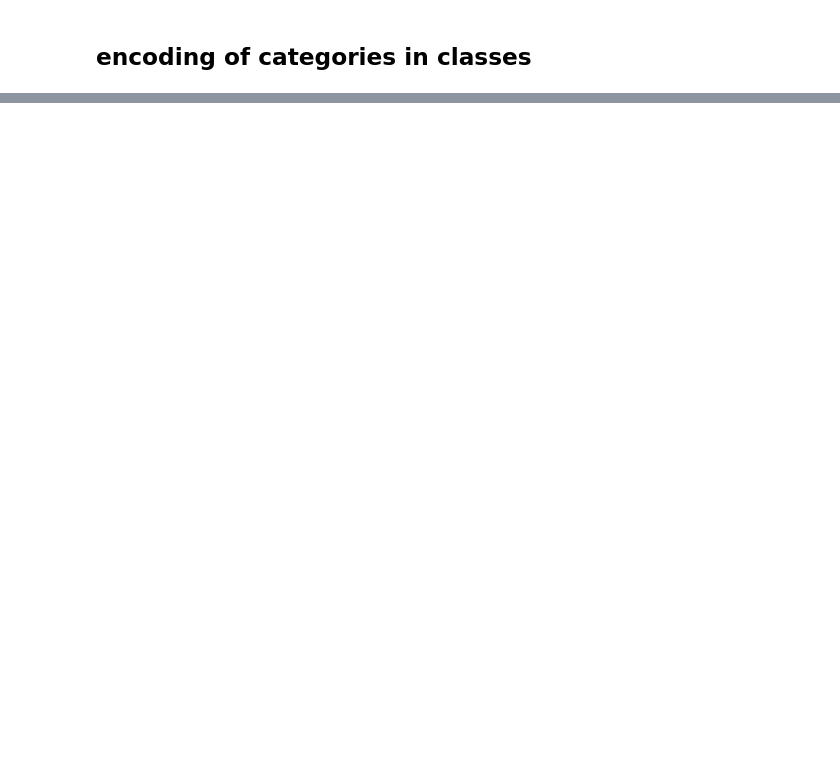
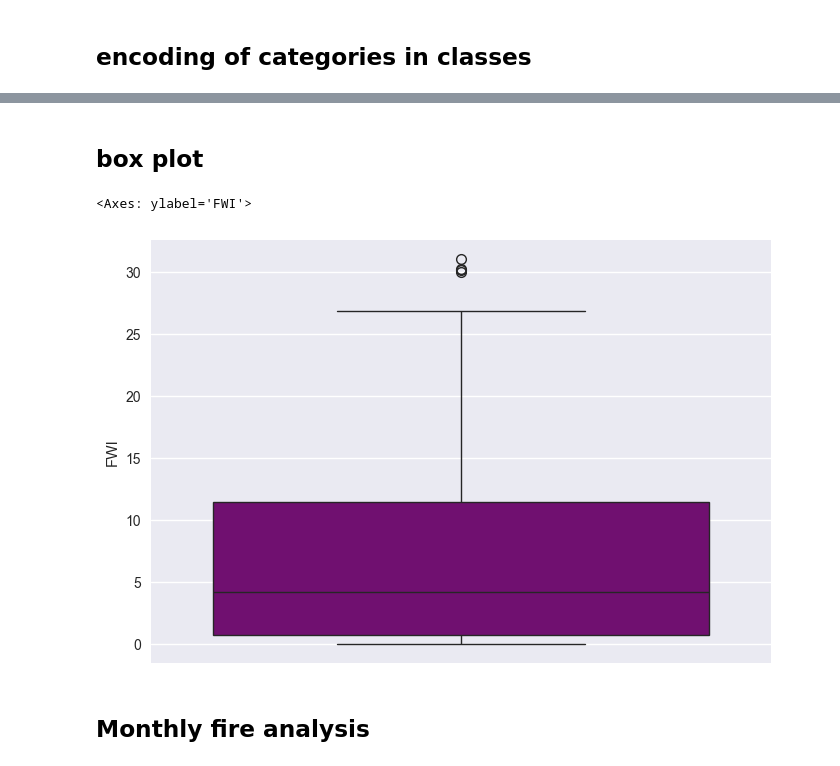
Before and after one commit to Vaibhav2024/ML_Model_Implementation, a Jupyter notebook: 4.Ridge_Lasso_ElasticNet/ridge_lasso_regression.ipynb, the cells around one changed output, grey strips where cells are left out. Saved outputs shown, nothing was run; the diff lists cells and outputs as text; code cells hidden in the pictures; blank space fills up the shorter version.

```diff
--- a/4.Ridge_Lasso_ElasticNet/ridge_lasso_regression.ipynb
+++ b/4.Ridge_Lasso_ElasticNet/ridge_lasso_regression.ipynb
@@ -321,0 +413,9 @@ df_copy.head()
+# %% [markdown]
+## box plot
+# %%
+sns.boxplot(df["FWI"], color="purple")
+# %% [output]
+<Axes: ylabel='FWI'>
+[figure, added]
+# %% [markdown]
+## Monthly fire analysis
```
Also changed, not shown: parts of 20 cells of this notebook.
